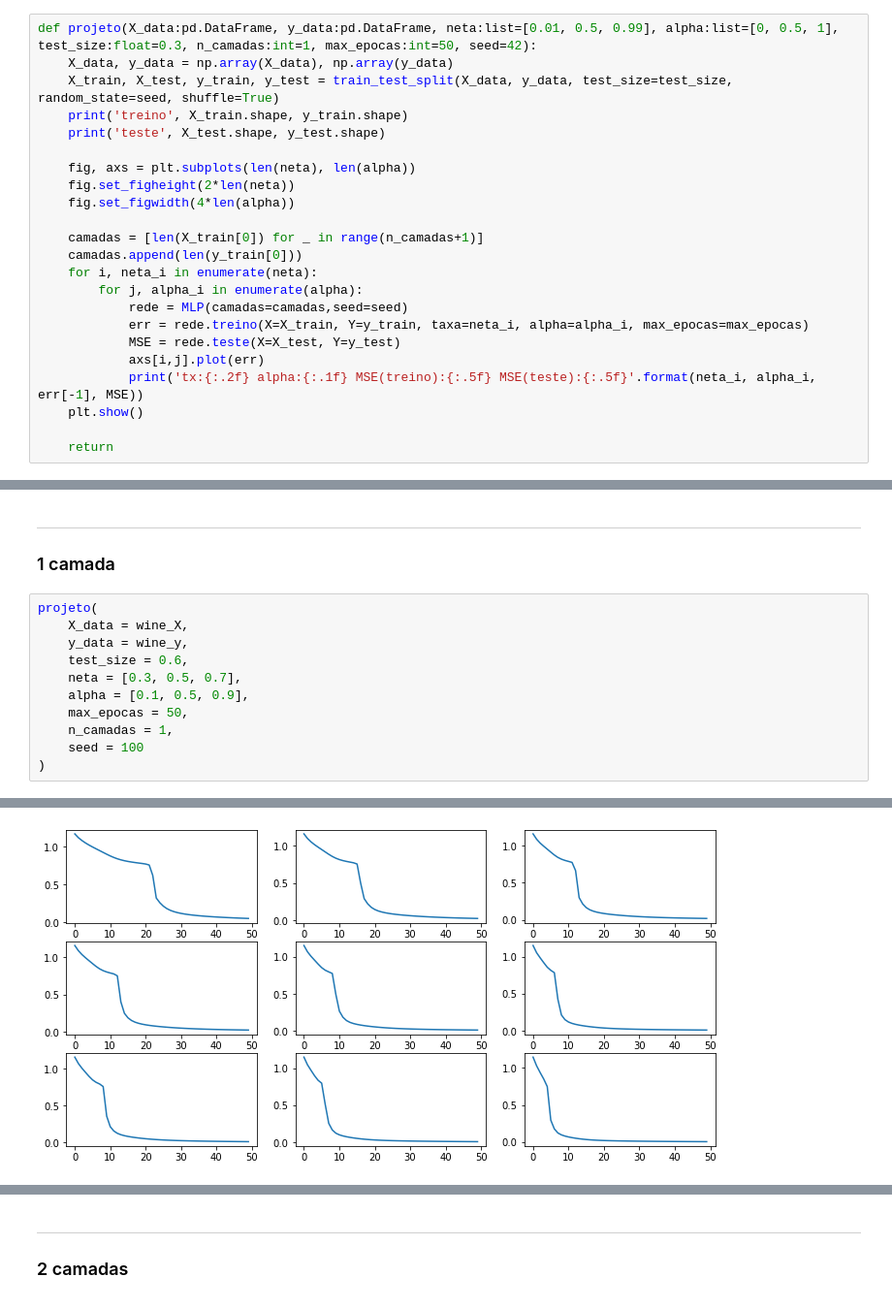
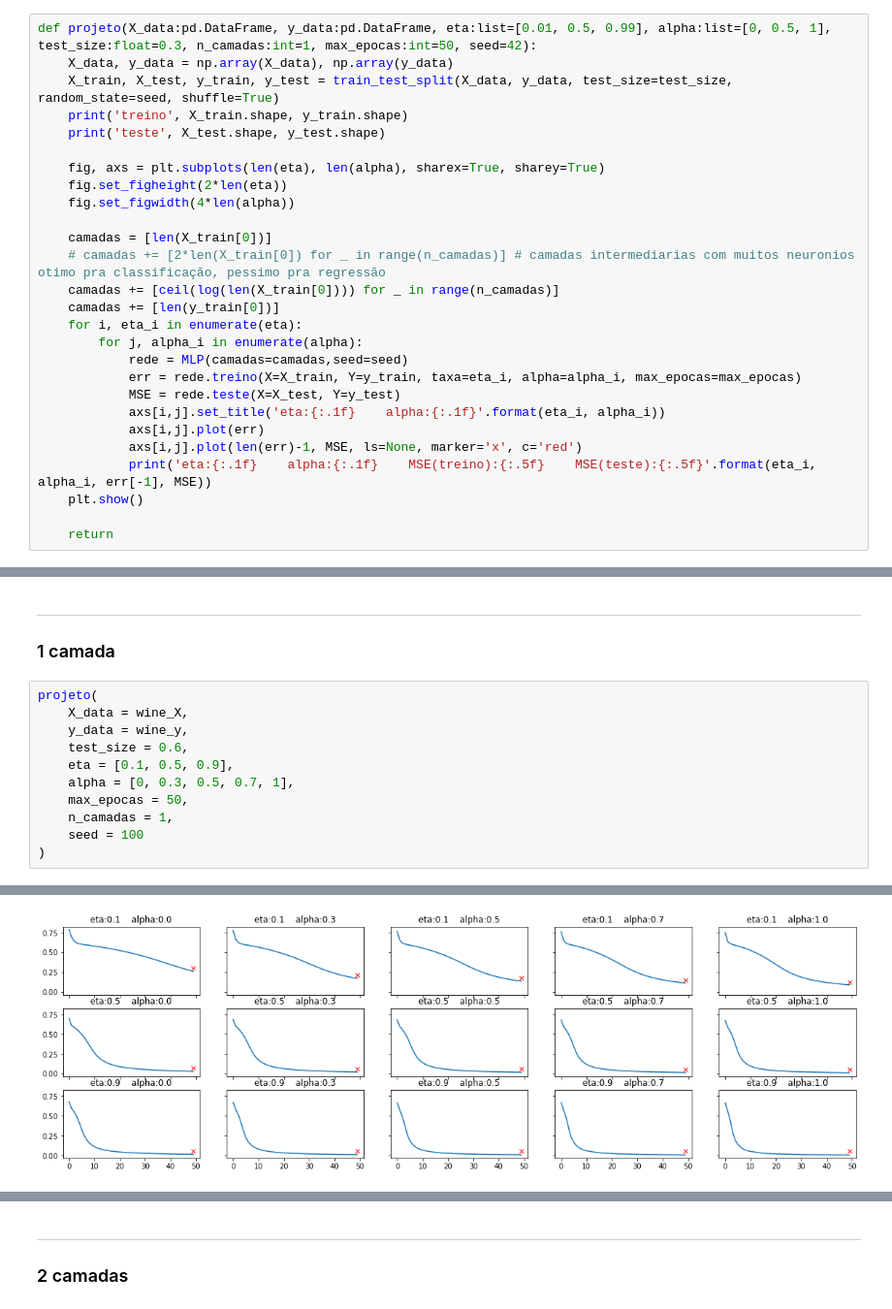
Before and after one commit to helbertmoreirapinto/SCC0270-Redes-Neurais, a Jupyter notebook: proj1 - MLP/iniciar.ipynb, the cells around one changed output, grey strips where cells are left out. Shown at 97% size. Drawn from its saved outputs; the diff is of its cells as text.

Commit message:
projeto I ok

```diff
--- a/proj1 - MLP/iniciar.ipynb
+++ b/proj1 - MLP/iniciar.ipynb
@@ -11,25 +12,29 @@ from matplotlib import pyplot as plt
 from sklearn.preprocessing import MinMaxScaler
 from sklearn.model_selection import train_test_split
 # %%
-def projeto(X_data:pd.DataFrame, y_data:pd.DataFrame, neta:list=[0.01, 0.5, 0.99], alpha:list=[0, 0.5, 1], test_size:float=0.3, n_camadas:int=1, max_epocas:int=50, seed=42):
+def projeto(X_data:pd.DataFrame, y_data:pd.DataFrame, eta:list=[0.01, 0.5, 0.99], alpha:list=[0, 0.5, 1], test_size:float=0.3, n_camadas:int=1, max_epocas:int=50, seed=42):
     X_data, y_data = np.array(X_data), np.array(y_data)
     X_train, X_test, y_train, y_test = train_test_split(X_data, y_data, test_size=test_size, random_state=seed, shuffle=True)
     print('treino', X_train.shape, y_train.shape)
     print('teste', X_test.shape, y_test.shape)
 
-    fig, axs = plt.subplots(len(neta), len(alpha))
-    fig.set_figheight(2*len(neta))
+    fig, axs = plt.subplots(len(eta), len(alpha), sharex=True, sharey=True)
+    fig.set_figheight(2*len(eta))
     fig.set_figwidth(4*len(alpha))
 
-    camadas = [len(X_train[0]) for _ in range(n_camadas+1)]
-    camadas.append(len(y_train[0]))
-    for i, neta_i in enumerate(neta):
+    camadas = [len(X_train[0])]
+    # camadas += [2*len(X_train[0]) for _ in range(n_camadas)] # camadas intermediarias com muitos neuronios otimo pra classificação, pessimo pra regressão
+    camadas += [ceil(log(len(X_train[0]))) for _ in range(n_camadas)]
+    camadas += [len(y_train[0])]
+    for i, eta_i in enumerate(eta):
         for j, alpha_i in enumerate(alpha):
             rede = MLP(camadas=camadas,seed=seed)
-            err = rede.treino(X=X_train, Y=y_train, taxa=neta_i, alpha=alpha_i, max_epocas=max_epocas)
+            err = rede.treino(X=X_train, Y=y_train, taxa=eta_i, alpha=alpha_i, max_epocas=max_epocas)
             MSE = rede.teste(X=X_test, Y=y_test)
+            axs[i,j].set_title('eta:{:.1f}    alpha:{:.1f}'.format(eta_i, alpha_i))
             axs[i,j].plot(err)
-            print('tx:{:.2f} alpha:{:.1f} MSE(treino):{:.5f} MSE(teste):{:.5f}'.format(neta_i, alpha_i, err[-1], MSE))
+            axs[i,j].plot(len(err)-1, MSE, ls=None, marker='x', c='red')
+            print('eta:{:.1f}    alpha:{:.1f}    MSE(treino):{:.5f}    MSE(teste):{:.5f}'.format(eta_i, alpha_i, err[-1], MSE))
     plt.show()
 
     return
@@ -177,8 +182,8 @@ projeto(
     X_data = wine_X,
     y_data = wine_y,
     test_size = 0.6,
-    neta = [0.3, 0.5, 0.7],
-    alpha = [0.1, 0.5, 0.9],
+    eta = [0.1, 0.5, 0.9],
+    alpha = [0, 0.3, 0.5, 0.7, 1],
     max_epocas = 50,
     n_camadas = 1,
     seed = 100
@@ -198,4 +209,4 @@ tx:0.70 alpha:0.9 MSE(treino):0.00537 MSE(teste):0.04943
-[figure, old version]
+[figure, new version]
 # %%
 projeto(
     X_data = wine_X,
```
Also changed, not shown: parts of 13 cells of this notebook.
